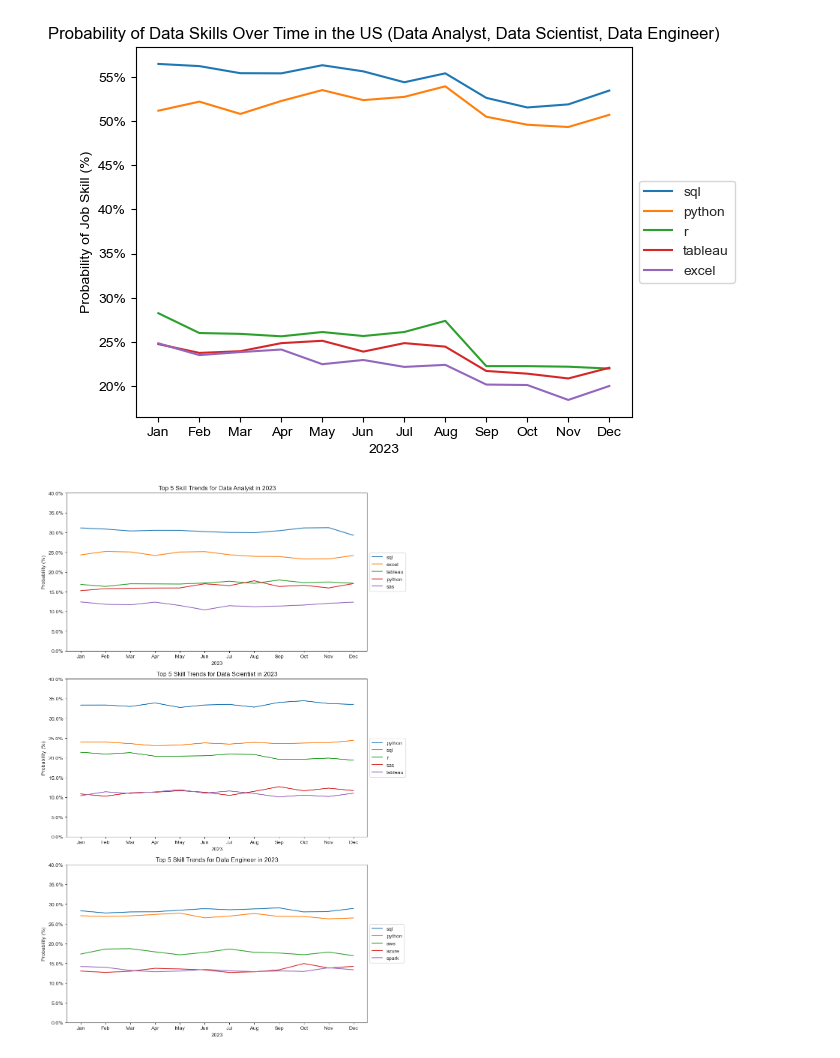
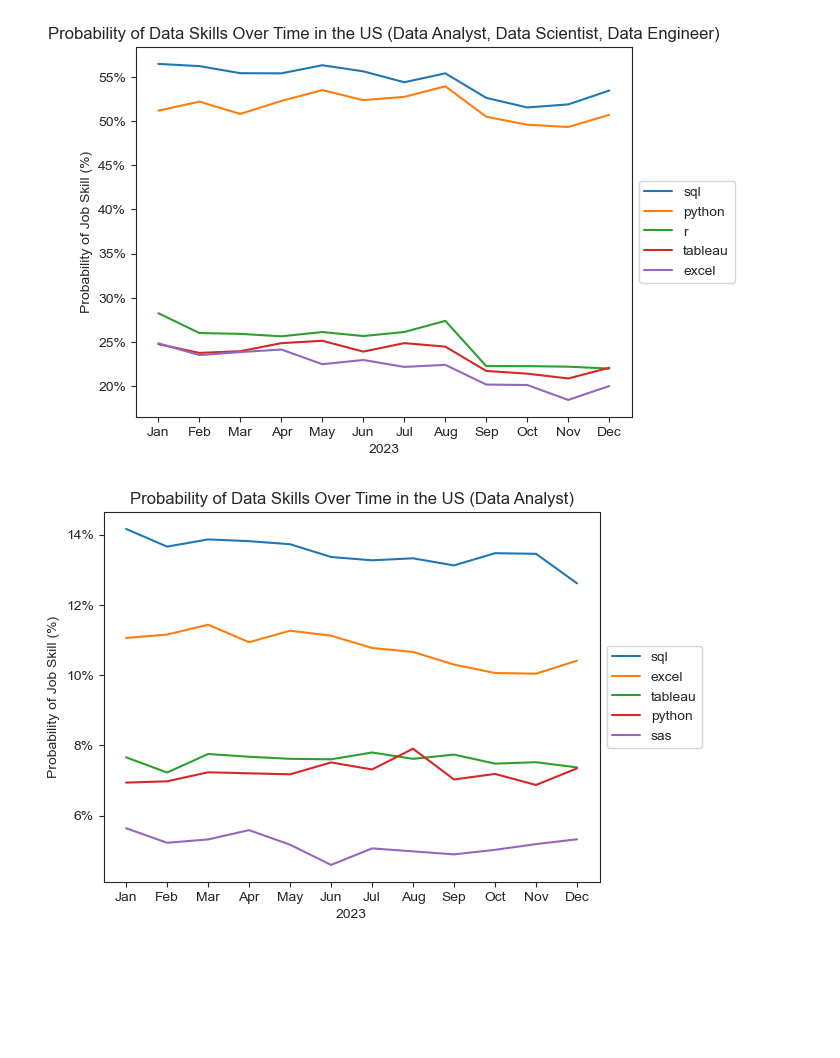
Before and after one commit to phanimoo/Python-Course, a Jupyter notebook: Python_Data_Project/3_Project/3_Skills_Trend.ipynb, the cells around one changed output. Cells and saved outputs as stored; diff of their text form; code cells hidden in the pictures; blank space fills up the shorter version.

Commit message:
Optimize skills_trend

```diff
--- a/Python_Data_Project/3_Project/3_Skills_Trend.ipynb
+++ b/Python_Data_Project/3_Project/3_Skills_Trend.ipynb
@@ -121,49 +135,28 @@ ax = plt.gca()
 ax.yaxis.set_major_formatter(PercentFormatter(decimals=0))
 # %% [output]
 [figure]
-# %%
-# Calculate the total counts for each job title and skill
-total_counts = df_concat_pivot.sum(axis=1).reset_index(name='total_count')
-
-# Get the top 5 skills for each job title
-top_skills = total_counts.sort_values(by=['job_title_short', 'total_count'], ascending=[True, False]).groupby('job_title_short').head(5).reset_index(drop=True)
-
-# Filter the pivot table to include only the top 5 skills
-df_top_skills_pivot = df_concat_pivot[df_concat_pivot.index.isin(top_skills.set_index(['job_title_short', 'job_skills']).index)]
-
-# Calculate the monthly totals for each job title
-monthly_totals = df_top_skills_pivot.groupby(level='job_title_short').sum()
-
-# Calculate the probabilities
-monthly_probabilities = df_top_skills_pivot.div(monthly_totals, level='job_title_short').reset_index().melt(id_vars=['job_title_short', 'job_skills'], var_name='job_posted_month_no', value_name='probability')
-
-# Format the months to be in the format 'Jan', 'Feb', etc.
-monthly_probabilities['job_posted_month_no'] = monthly_probabilities['job_posted_month_no'].apply(lambda x: pd.to_datetime(str(x), format='%m').strftime('%b'))
-
-# Get the unique months and sort them
-unique_months = sorted(monthly_probabilities['job_posted_month_no'].unique())
-
-# Create subplots
-fig, axes = plt.subplots(nrows=len(job_titles), figsize=(10, 15))
-
-# Plot the trends
-for ax, title in zip(axes, job_titles):
-    data = monthly_probabilities[monthly_probabilities['job_title_short'] == title]
-    sns.lineplot(
-        data=data,
-        x='job_posted_month_no', y='probability', hue='job_skills', dashes=False, ax=ax,
-        hue_order=top_skills[top_skills['job_title_short'] == title]['job_skills']
-    )
-    sns.set_style('ticks')
-    ax.set_title(f'Top 5 Skill Trends for {title} in 2023')
-    ax.set_xlabel('2023')
-    ax.set_ylabel('Probability (%)')
-    ax.set_xticks(unique_months)
-    ax.set_ylim(0, 0.4)
-    ax.legend(loc='center left', bbox_to_anchor=(1, 0.5))
-    ax.yaxis.set_major_formatter(PercentFormatter(1))
-
-plt.tight_layout()
-plt.show()
-# %% [output]
-[figure, removed]
+# %%
+# Do the same but for Data Analysts only
+df_da = df[(df['job_title_short'] == 'Data Analyst') & (df['job_country'] == 'United States')].copy()
+df_da['job_posted_month_no'] = df_da['job_posted_date'].dt.month
+df_da = df_da.explode('job_skills')
+df_da_pivot = df_da.pivot_table(index='job_posted_month_no', columns='job_skills', aggfunc='size', fill_value=0)
+df_da_pivot.loc['Total'] = df_da_pivot.sum()
+df_da_pivot = df_da_pivot[df_da_pivot.loc['Total'].sort_values(ascending=False).index]
+df_da_pivot = df_da_pivot.drop('Total')
+df_da_totals = df_da.groupby('job_posted_month_no').size()
+df_da_perc = df_da_pivot.div(df_da_totals/100, axis=0)
+df_da_perc = df_da_perc.reset_index()
+df_da_perc['job_posted_month_no'] = df_da_perc['job_posted_month_no'].apply(lambda x: pd.to_datetime(str(x), format='%m').strftime('%b'))
+df_da_perc = df_da_perc.set_index('job_posted_month_no')
+sns.lineplot(data=df_da_perc.iloc[:, :5], dashes=False, palette='tab10')
+sns.set_style('ticks')
+plt.title('Probability of Data Skills Over Time in the US (Data Analyst)')
+plt.xlabel('2023')
+plt.ylabel('Probability of Job Skill (%)')
+plt.legend(loc='center left', bbox_to_anchor=(1, 0.5))
+ax = plt.gca()
+ax.yaxis.set_major_formatter(PercentFormatter(decimals=0))
+plt.show()
+# %% [output]
+[figure, added]
```
Also changed, not shown: parts of 4 cells of this notebook, 3 other files.
